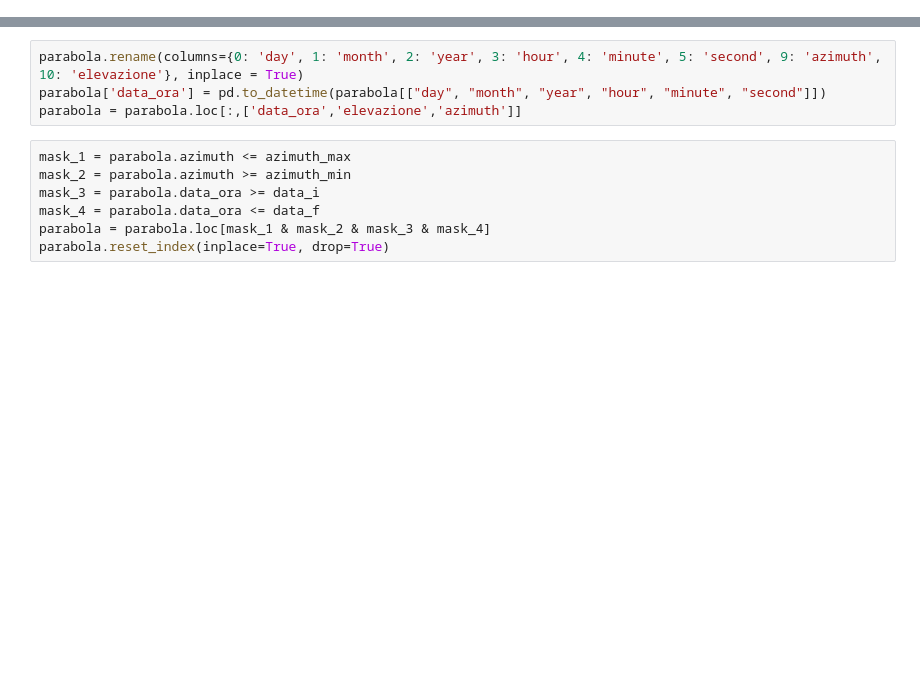
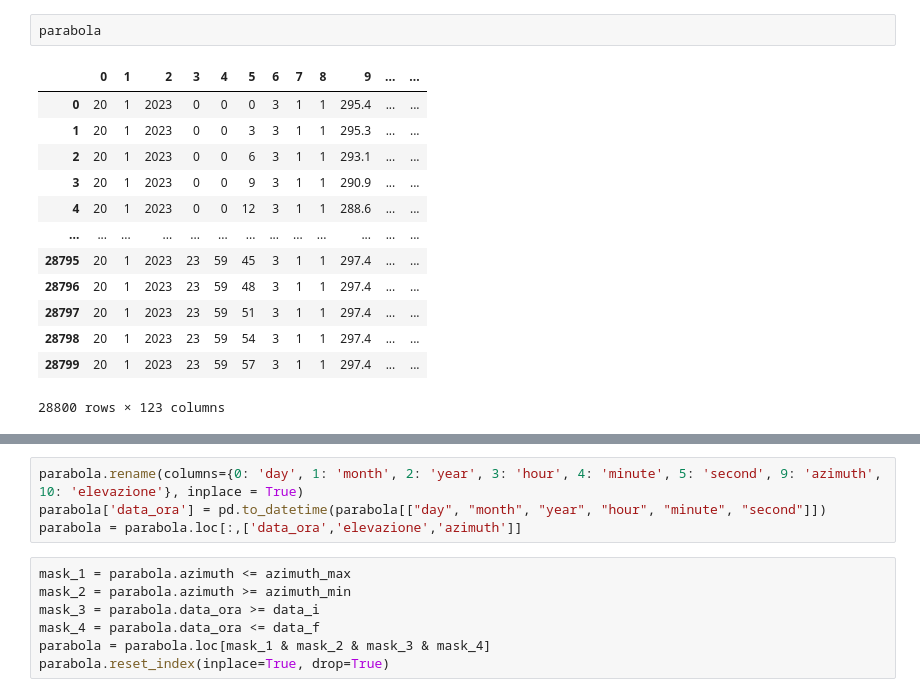
Before and after one commit to sofia84/astrosofia, a Jupyter notebook: 2023_01_20.ipynb, the cells around one changed output, grey strips where cells are left out. Cells and saved outputs as stored; diff of their text form; blank space fills up the shorter version.

```diff
--- a/2023_01_20.ipynb
+++ b/2023_01_20.ipynb
@@ -30,0 +29,16 @@ FileNotFoundError: [Errno 2] No such file or directory: './10GHz_2023-01-19_20.t
+# %%
+parabola
+# %% [output]
+|  | 0 | 1 | 2 | 3 | 4 | 5 | 6 | 7 | 8 | 9 | ... | ... |
+| 0 | 20 | 1 | 2023 | 0 | 0 | 0 | 3 | 1 | 1 | 295.4 | ... | ... |
+| 1 | 20 | 1 | 2023 | 0 | 0 | 3 | 3 | 1 | 1 | 295.3 | ... | ... |
+| 2 | 20 | 1 | 2023 | 0 | 0 | 6 | 3 | 1 | 1 | 293.1 | ... | ... |
+| 3 | 20 | 1 | 2023 | 0 | 0 | 9 | 3 | 1 | 1 | 290.9 | ... | ... |
+| 4 | 20 | 1 | 2023 | 0 | 0 | 12 | 3 | 1 | 1 | 288.6 | ... | ... |
+| ... | ... | ... | ... | ... | ... | ... | ... | ... | ... | ... | ... | ... |
+| 28795 | 20 | 1 | 2023 | 23 | 59 | 45 | 3 | 1 | 1 | 297.4 | ... | ... |
+| 28796 | 20 | 1 | 2023 | 23 | 59 | 48 | 3 | 1 | 1 | 297.4 | ... | ... |
+| 28797 | 20 | 1 | 2023 | 23 | 59 | 51 | 3 | 1 | 1 | 297.4 | ... | ... |
+| 28798 | 20 | 1 | 2023 | 23 | 59 | 54 | 3 | 1 | 1 | 297.4 | ... | ... |
+| 28799 | 20 | 1 | 2023 | 23 | 59 | 57 | 3 | 1 | 1 | 297.4 | ... | ... |
+28800 rows × 123 columns
```
Also changed, not shown: parts of 14 cells of this notebook.
